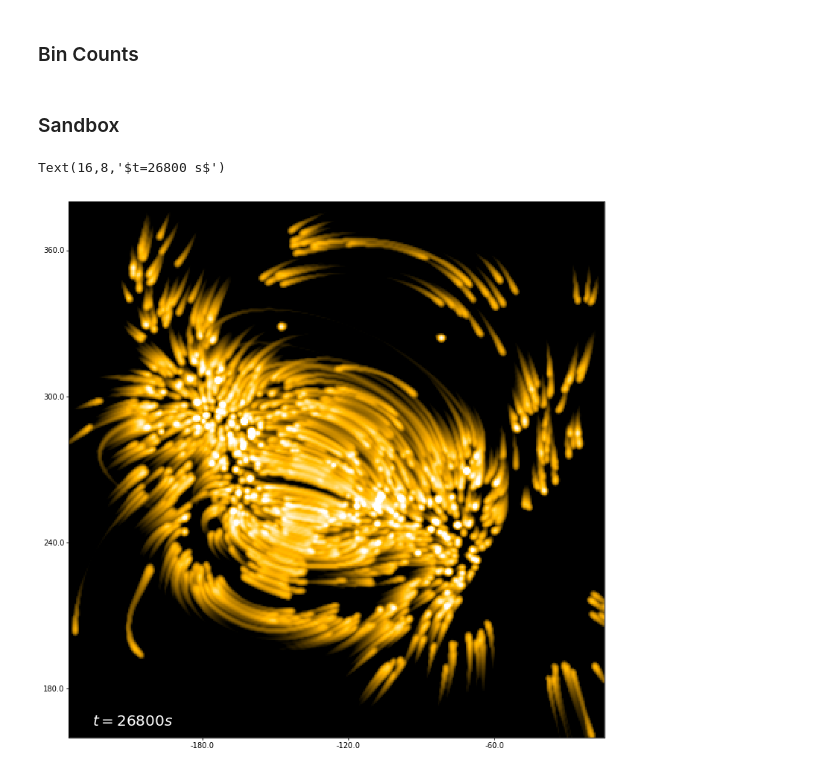
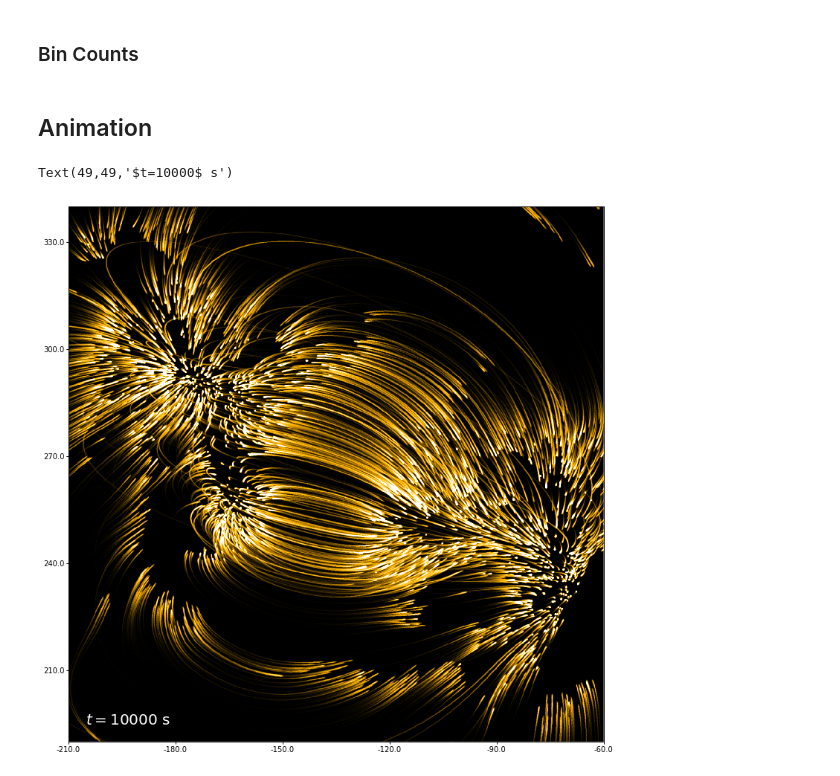
Before and after one commit to wtbarnes/hi_c_simulation, a Jupyter notebook: detect.ipynb, the cells around one changed output. Cells and saved outputs as stored; diff of their text form; code cells hidden in the pictures.

Commit message:
updates to instrument and notebooks after second round of simulations

```diff
--- a/detect.ipynb
+++ b/detect.ipynb
@@ -96,9 +115,0 @@ flatten_futures = obs.flatten_detector_counts(emission_model=em_model, interpola
-# %%
-# Find any failed runs, need to rerun them
-failures = []
-for i,f in enumerate(flatten_futures['Hi_C']):
-    if f.status != 'finished':
-        print(i,f.status)
-        failures.append(i)
-        #print(f.exception())
-        #print(traceback.print_stack(f.traceback()))
@@ -110,9 +116,3 @@ flat_emissivities = hic.flatten_emissivities(hic.channels[0],em_model)
-# %%
-failed_futures = []
-for f in failures:
-    failed_futures.append(hic.calculate_counts(
-        hic.channels[0], active_region.loops[f], start_indices[f], em_model, flat_emissivities,
-    ))
 # %% [markdown]
 ### Bin Counts
 # %%
@@ -120,29 +120,32 @@ bin_futures = obs.bin_detector_counts('/storage-home/w/wtb2/data/hi_c_simulation
 # %%
 bin_futures['Hi_C']['171'][0].exception()
 # %% [markdown]
-### Sandbox
+## Animation
 # %%
-m = sunpy.map.Map('/storage-home/w/wtb2/data/hi_c_simulation/aia_res/Hi_C/171/map_t000300.fits')
-#m = m.submap(SkyCoord(-190*u.arcsec,260.*u.arcsec,frame=m.coordinate_frame),
-#             SkyCoord(-140.*u.arcsec,310*u.arcsec,frame=m.coordinate_frame))
+m = sunpy.map.Map('/storage-home/w/wtb2/data/hi_c_simulation/Hi_C/171/map_t000000.fits')
+m = m.submap(SkyCoord(-210*u.arcsec,190.*u.arcsec,frame=m.coordinate_frame),
+             SkyCoord(-60.*u.arcsec,340*u.arcsec,frame=m.coordinate_frame))
 # %%
 fig = plt.figure(figsize=(10,10))
 ax = fig.gca(projection=m)
 m.plot(axes=ax,cmap=sunpy.cm.get_cmap('sdoaia171'),title=False,annotate=False,
-       norm=matplotlib.colors.SymLogNorm(1e-10,vmin=1,vmax=1e3))
+       norm=ImageNormalize(vmin=0,vmax=10,stretch=AsinhStretch(0.05))#matplotlib.colors.SymLogNorm(1e-10,vmin=0.1,vmax=1e1)
+      )
 ax.grid(alpha=0)
 fig.subplots_adjust(left=0,right=1,top=1,bottom=0,wspace=None,hspace=None)
 #plt.savefig('hi_c_171_map.pdf',bbox_inches='tight')
 lon,lat = ax.coords[0],ax.coords[1]
 #lon.set_ticklabel_visible(False)
 #lon.set_ticks_visible(False)
 #lat.set_ticklabel_visible(False)
 #lat.set_ticks_visible(False)
-xpix,ypix = m.world_to_pixel(SkyCoord(Tx=-225*u.arcsec,Ty=165*u.arcsec,frame=m.coordinate_frame))
-ax.text(int(xpix.value),int(ypix.value),f'$t={hic.observing_time[300]:.0f}$',fontsize=20,color='w',)
+xpix,ypix = m.world_to_pixel(SkyCoord(Tx=-205*u.arcsec,Ty=195*u.arcsec,frame=m.coordinate_frame))
+ax.text(int(xpix.value),int(ypix.value),
+        f'$t={hic.observing_time[0].value:.0f}$ {hic.observing_time.unit}',
+        fontsize=20,color='w',)
 # %% [output]
-Text(16,8,'$t=26800 s$')
+Text(49,49,'$t=10000$ s')
-[figure, old version]
+[figure, new version]
 # %%
 fig = plt.figure(figsize=(10,10))
 m = sunpy.map.Map('/storage-home/w/wtb2/data/hi_c_simulation/Hi_C/171/map_t000000.fits')
```
Also changed, not shown: parts of 11 cells of this notebook, 3 other files.
